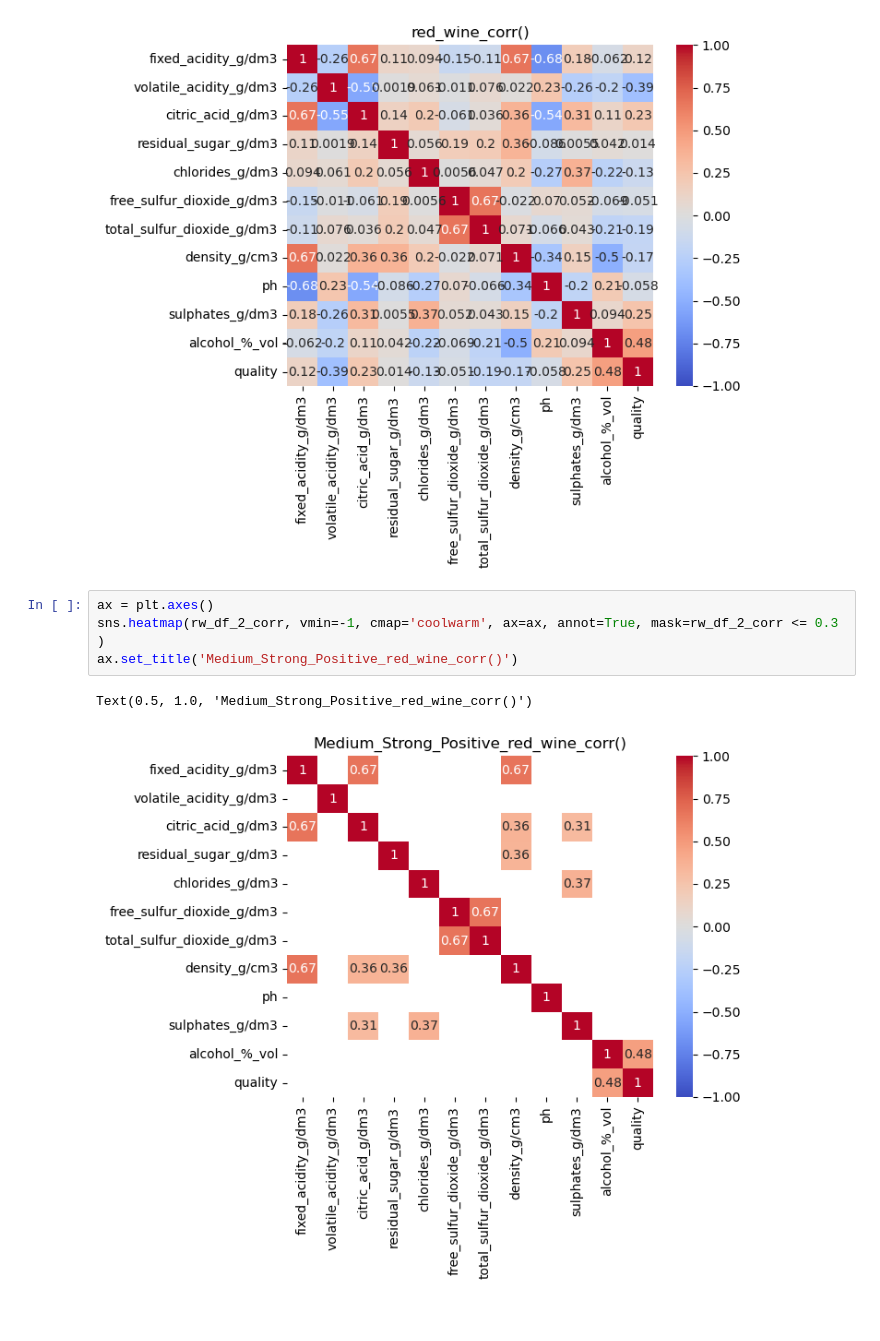
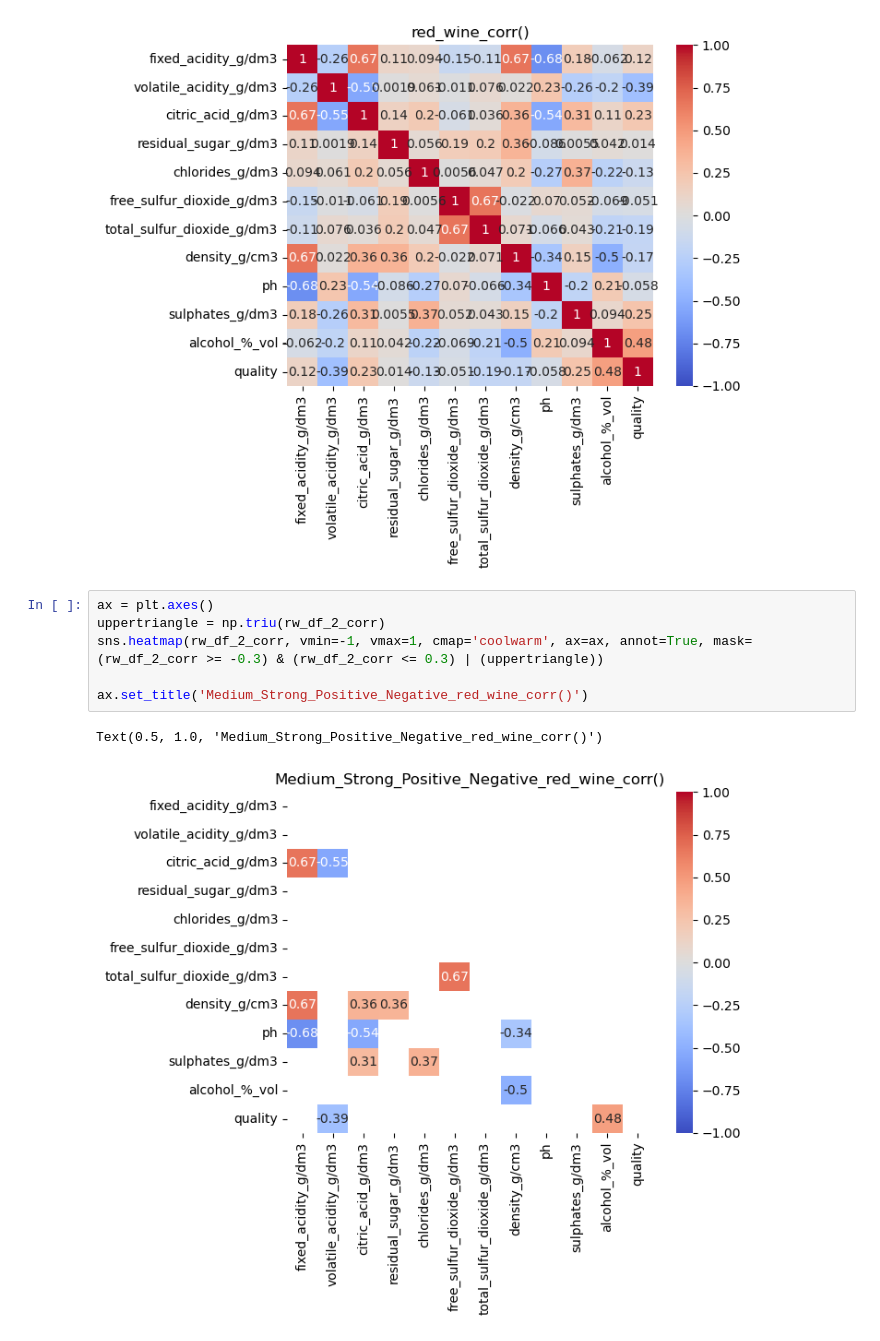
Before and after one commit to TimGarnault/project_2, a Jupyter notebook: sprint_1.ipynb, the cells around one changed output. Saved outputs shown, nothing was run; the diff lists cells and outputs as text.

```diff
--- a/sprint_1.ipynb
+++ b/sprint_1.ipynb
@@ -373,9 +374,11 @@ Text(0.5, 1.0, 'red_wine_corr()')
 [figure]
 # %%
 ax = plt.axes()
-sns.heatmap(rw_df_2_corr, vmin=-1, cmap='coolwarm', ax=ax, annot=True, mask=rw_df_2_corr <= 0.3 )
-ax.set_title('Medium_Strong_Positive_red_wine_corr()')
+uppertriangle = np.triu(rw_df_2_corr)
+sns.heatmap(rw_df_2_corr, vmin=-1, vmax=1, cmap='coolwarm', ax=ax, annot=True, mask=(rw_df_2_corr >= -0.3) & (rw_df_2_corr <= 0.3) | (uppertriangle))
+
+ax.set_title('Medium_Strong_Positive_Negative_red_wine_corr()')
 # %% [output]
-Text(0.5, 1.0, 'Medium_Strong_Positive_red_wine_corr()')
+Text(0.5, 1.0, 'Medium_Strong_Positive_Negative_red_wine_corr()')
-[figure, old version]
+[figure, new version]
 # %%
```
Also changed, not shown: parts of 21 cells of this notebook, 1 other file.
